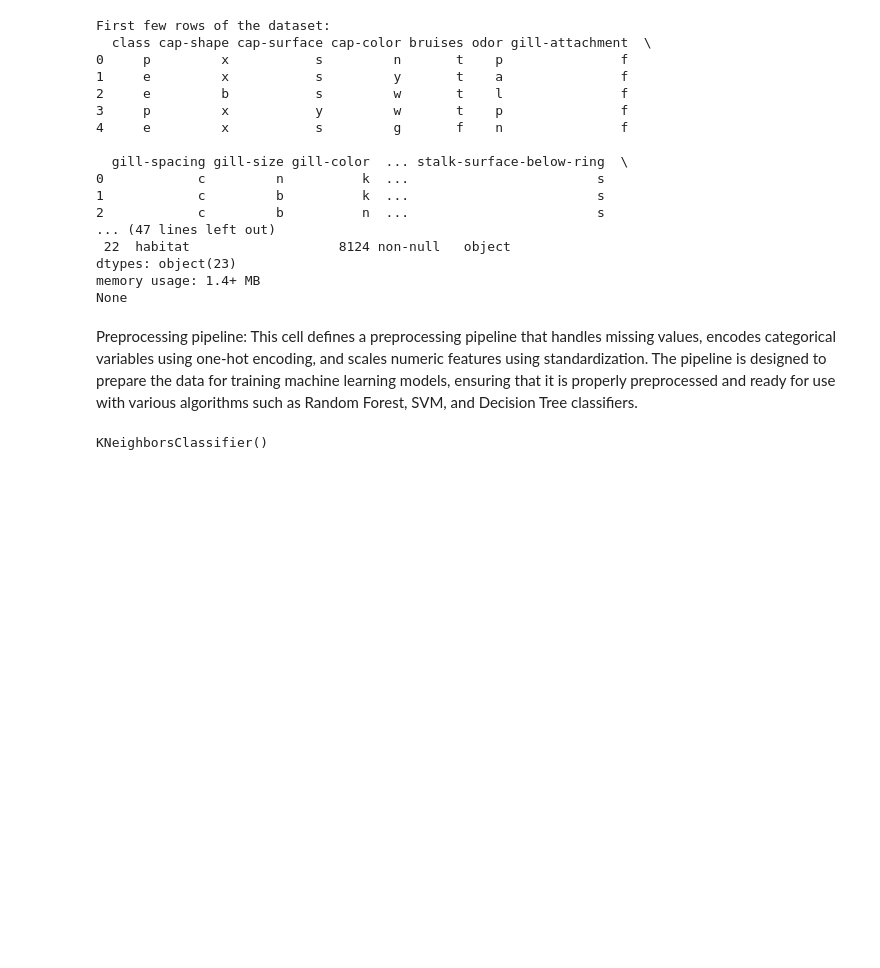
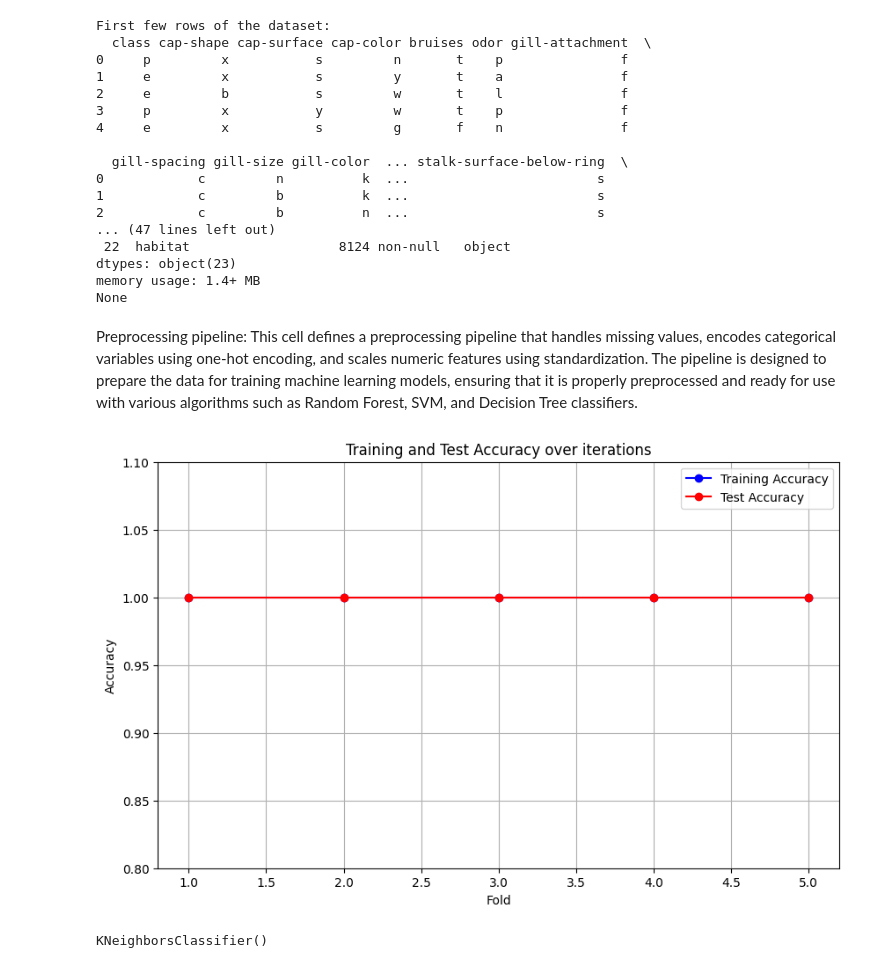
Before and after one commit to Dima-Kanawati/Mushroom-Classification, a Jupyter notebook: CPCS433_project_KNN.ipynb, the cells around one changed output. Saved outputs shown, nothing was run; the diff lists cells and outputs as text; code cells hidden in the pictures; blank space fills up the shorter version.

```diff
--- a/CPCS433_project_KNN.ipynb
+++ b/CPCS433_project_KNN.ipynb
@@ -87,3 +113,17 @@ knn = KNeighborsClassifier(n_neighbors=5)
+# %%
+# Plotting training and test accuracies over iterations
+plt.figure(figsize=(10, 6))
+plt.plot(range(1, len(train_accuracies) + 1), train_accuracies, marker='o', linestyle='-', color='b', label='Training Accuracy')
+plt.plot(range(1, len(test_accuracies) + 1), test_accuracies, marker='o', linestyle='-', color='r', label='Test Accuracy')
+plt.ylim(0.8, 1.1)
+plt.title('Training and Test Accuracy over iterations')
+plt.xlabel('Fold')
+plt.ylabel('Accuracy')
+plt.legend()
+plt.grid(True)
+plt.show()
+# %% [output]
+[figure, added]
 # %%
 # Fit the classifier on preprocessed training data
 knn.fit(X_train, y_train)
```
Also changed, not shown: parts of 7 cells of this notebook, 3 other files.
